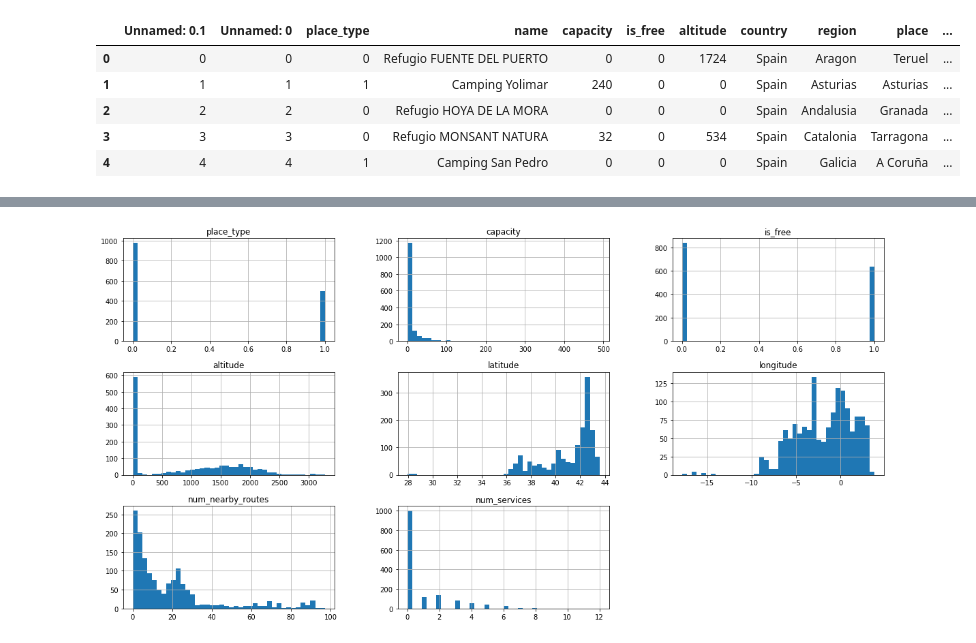
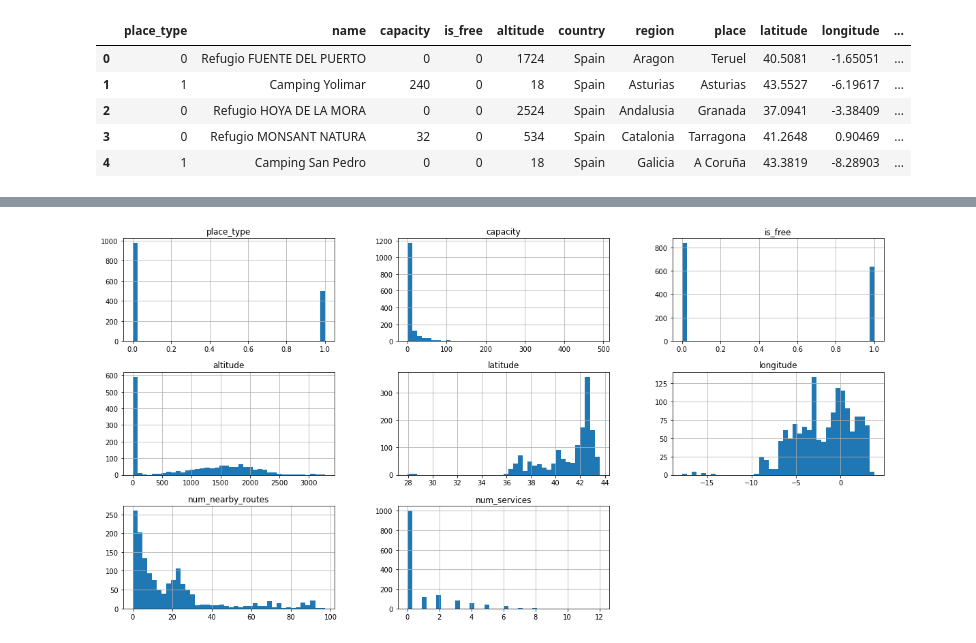
Before and after one commit to sarajose/data_analysis_of_a_dataset, a Jupyter notebook: code/data_analysis.ipynb, the cells around one changed output, grey strips where cells are left out. Saved outputs shown, nothing was run; the diff lists cells and outputs as text; code cells hidden in the pictures.

```diff
--- a/code/data_analysis.ipynb
+++ b/code/data_analysis.ipynb
@@ -5,12 +5,12 @@ import matplotlib.pyplot as plt
 import seaborn as sns
 # %%
 # Load data
-df = pd.read_csv("../data/cleaned_df.csv")
+df = pd.read_csv("../data/final_shelters_and_campsites.csv", index_col=0)
 df.head()
 # %% [output]
-|  | Unnamed: 0.1 | Unnamed: 0 | place_type | name | capacity | is_free | altitude | country | region | place | ... |
-| 0 | 0 | 0 | 0 | Refugio FUENTE DEL PUERTO | 0 | 0 | 1724 | Spain | Aragon | Teruel | ... |
-| 1 | 1 | 1 | 1 | Camping Yolimar | 240 | 0 | 0 | Spain | Asturias | Asturias | ... |
-| 2 | 2 | 2 | 0 | Refugio HOYA DE LA MORA | 0 | 0 | 0 | Spain | Andalusia | Granada | ... |
-| 3 | 3 | 3 | 0 | Refugio MONSANT NATURA | 32 | 0 | 534 | Spain | Catalonia | Tarragona | ... |
-| 4 | 4 | 4 | 1 | Camping San Pedro | 0 | 0 | 0 | Spain | Galicia | A Coruña | ... |
+|  | place_type | name | capacity | is_free | altitude | country | region | place | latitude | longitude | ... |
+| 0 | 0 | Refugio FUENTE DEL PUERTO | 0 | 0 | 1724 | Spain | Aragon | Teruel | 40.5081 | -1.65051 | ... |
+| 1 | 1 | Camping Yolimar | 240 | 0 | 18 | Spain | Asturias | Asturias | 43.5527 | -6.19617 | ... |
+| 2 | 0 | Refugio HOYA DE LA MORA | 0 | 0 | 2524 | Spain | Andalusia | Granada | 37.0941 | -3.38409 | ... |
+| 3 | 0 | Refugio MONSANT NATURA | 32 | 0 | 534 | Spain | Catalonia | Tarragona | 41.2648 | 0.90469 | ... |
+| 4 | 1 | Camping San Pedro | 0 | 0 | 18 | Spain | Galicia | A Coruña | 43.3819 | -8.28903 | ... |
```
Also changed, not shown: parts of 2 cells of this notebook.
